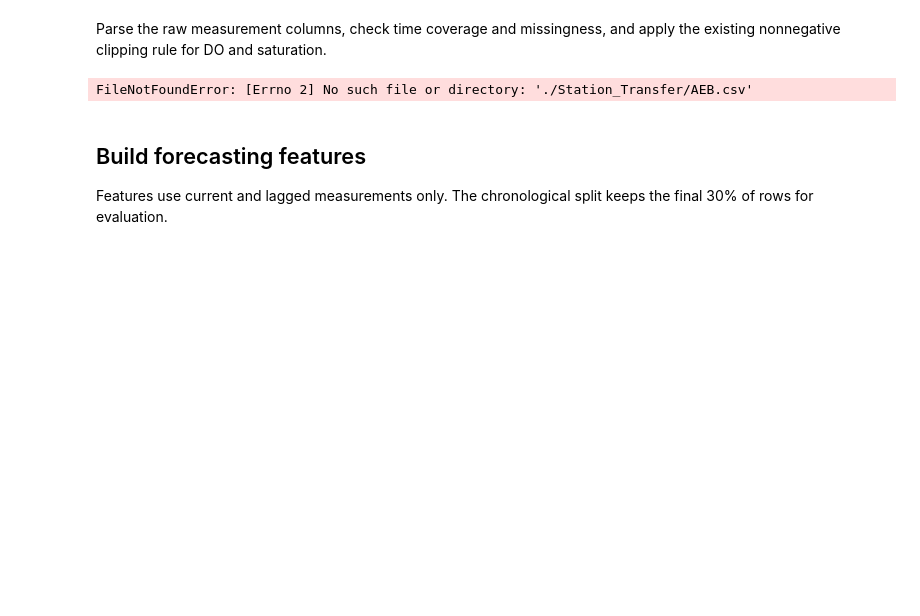
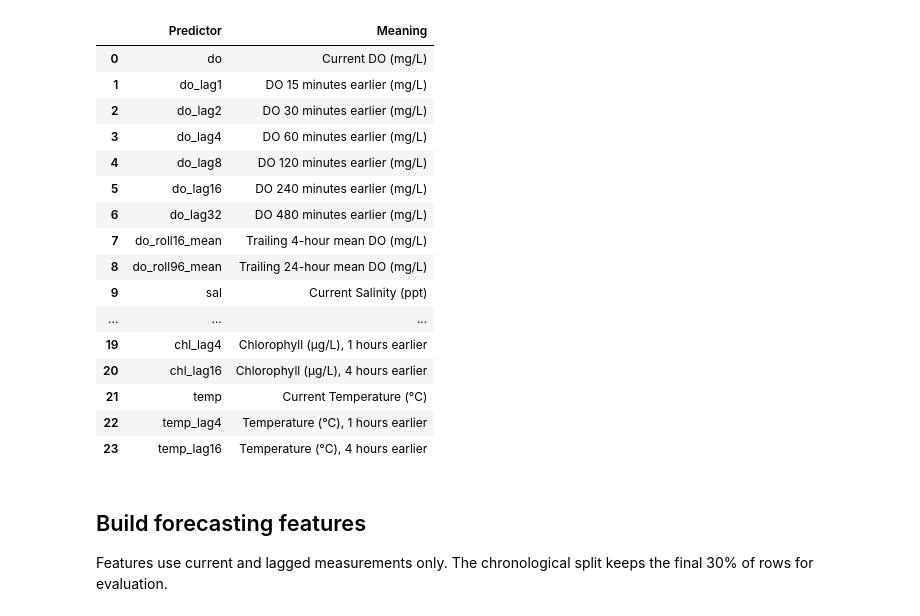
Before and after one commit to Strawhat-jayesh/Data602, a Jupyter notebook: EDA/Question_1.ipynb, the cells around one changed output. Saved outputs shown, nothing was run; the diff lists cells and outputs as text; code cells hidden in the pictures; blank space fills up the shorter version.

```diff
--- a/EDA/Question_1.ipynb
+++ b/EDA/Question_1.ipynb
@@ -39,56 +40,23 @@ def mae(a, b):
-# %% [markdown]
-Parse the raw measurement columns, check time coverage and missingness, and apply the existing nonnegative clipping rule for DO and saturation.
 # %%
-os.makedirs(OUT_DIR, exist_ok=True)
-raw = pd.read_csv(CSV_PATH)
-
-# Column names as they appear in the raw 'Continuous Measurement' download
-df = pd.DataFrame({
-    "date": pd.to_datetime(raw["DateTime"], format="%m/%d/%Y %H:%M", errors="coerce"),
-    "do": pd.to_numeric(raw["DO_mg/L"], errors="coerce"),
-    "do_sat": pd.to_numeric(raw["DO_pctSat"], errors="coerce"),
-    "sal": pd.to_numeric(raw["Salinity_ppt"], errors="coerce"),
-    "ph": pd.to_numeric(raw["pH"], errors="coerce"),
-    "turb": pd.to_numeric(raw["Turb_NTU"], errors="coerce"),
-    "chl": pd.to_numeric(raw["Chl_ug/L"], errors="coerce"),
-    "temp": pd.to_numeric(raw["Temp_C"], errors="coerce"),
-})
-n = len(df)
-
-checks = {"rows": n, "rows_with_do": int(df["do"].notna().sum()),
-          "expected_rows_apr1_oct1_2024": 17664}
-valid_dates = df["date"].notna().mean()
-checks["valid_date_share"] = round(float(valid_dates), 4)
-if valid_dates >= 0.99:
-    steps = df["date"].diff().dropna()
-    checks["gaps_not_15min"] = int((steps != pd.Timedelta(minutes=15)).sum())
-    checks["date_min"] = str(df["date"].min())
-    checks["date_max"] = str(df["date"].max())
-    if checks["gaps_not_15min"] > 0:
-        print("WARNING: some rows are not exactly 15 minutes apart. Horizons are row shifts, "
-              "so they will be approximate around those gaps.")
-else:
-    print("WARNING: Date column is not usable. Row order will be treated as time.")
-
-if n != checks["expected_rows_apr1_oct1_2024"]:
-    print(f"NOTE: {n} rows, README expects 17664. Check the download date range.")
-
-# EDA checks that the README asks for
-checks["do_negative"] = int((df["do"] < 0).sum())
-checks["do_hypoxic_lt2"] = int((df["do"] < HYPOXIA).sum())
-checks["missing_pct"] = {c: round(100 * df[c].isna().mean(), 2)
-                         for c in ["sal", "ph", "do", "do_sat", "turb", "chl", "temp"]}
-checks["corr_do_sat_vs_do"] = round(float(df["do"].corr(df["do_sat"])), 3)
-checks["corr_sat_vs_ph"] = round(float(df["do_sat"].corr(df["ph"])), 3)
-checks["acf_6h"] = round(float(df["do"].autocorr(24)), 3)
-checks["acf_12h"] = round(float(df["do"].autocorr(48)), 3)
-checks["acf_24h"] = round(float(df["do"].autocorr(96)), 3)
-
-# README: keep rows with missing values; clip small negatives to zero
-df["do"] = df["do"].clip(lower=0)
-df["do_sat"] = df["do_sat"].clip(lower=0)
+q1_core.describe_features(q1_features)
 # %% [output]
-FileNotFoundError: [Errno 2] No such file or directory: './Station_Transfer/AEB.csv'
+|  | Predictor | Meaning |
+| 0 | do | Current DO (mg/L) |
+| 1 | do_lag1 | DO 15 minutes earlier (mg/L) |
+| 2 | do_lag2 | DO 30 minutes earlier (mg/L) |
+| 3 | do_lag4 | DO 60 minutes earlier (mg/L) |
+| 4 | do_lag8 | DO 120 minutes earlier (mg/L) |
+| 5 | do_lag16 | DO 240 minutes earlier (mg/L) |
+| 6 | do_lag32 | DO 480 minutes earlier (mg/L) |
+| 7 | do_roll16_mean | Trailing 4-hour mean DO (mg/L) |
+| 8 | do_roll96_mean | Trailing 24-hour mean DO (mg/L) |
+| 9 | sal | Current Salinity (ppt) |
+| ... | ... | ... |
+| 19 | chl_lag4 | Chlorophyll (µg/L), 1 hours earlier |
+| 20 | chl_lag16 | Chlorophyll (µg/L), 4 hours earlier |
+| 21 | temp | Current Temperature (°C) |
+| 22 | temp_lag4 | Temperature (°C), 1 hours earlier |
+| 23 | temp_lag16 | Temperature (°C), 4 hours earlier |
 # %% [markdown]
 ## Build forecasting features
 
```
Also changed, not shown: parts of 12 cells of this notebook, 3 other files.
